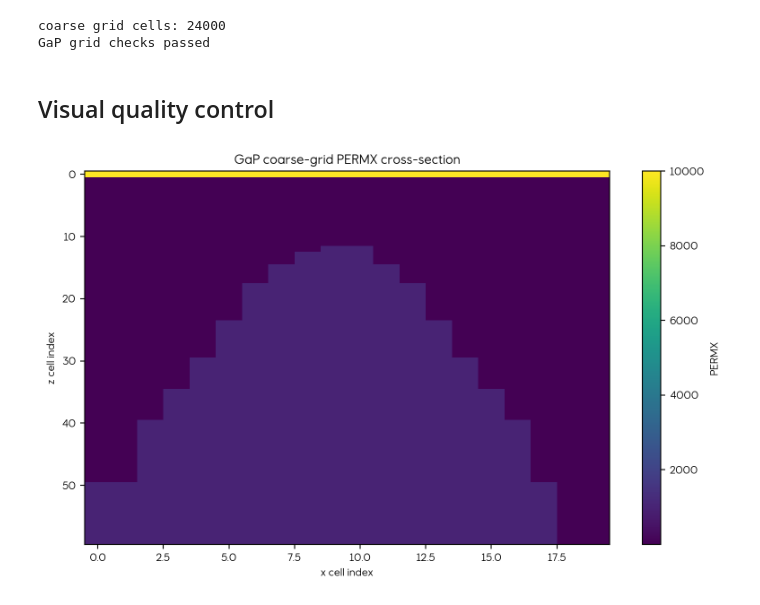
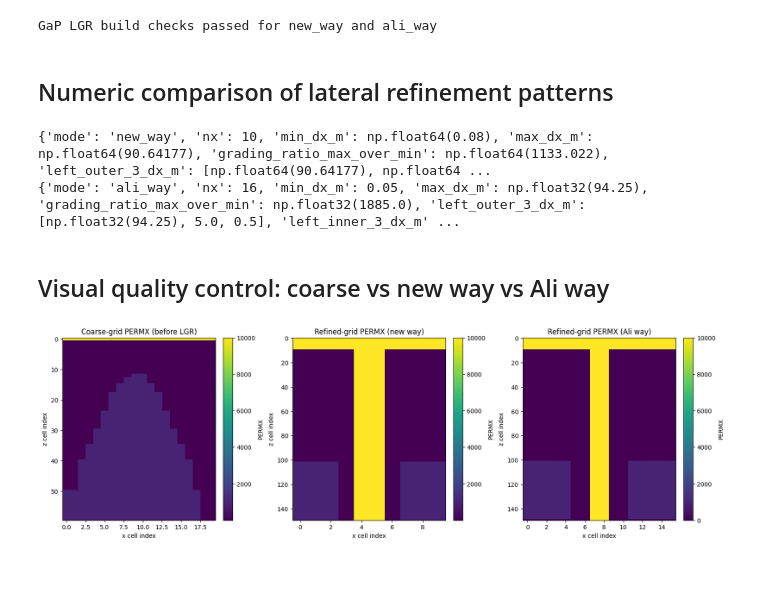
Before and after one commit to equinor/SCREEN, a Jupyter notebook: notebooks/02_gap_grid.ipynb, the cells around one changed output. Saved outputs shown, nothing was run; the diff lists cells and outputs as text; code cells hidden in the pictures; blank space fills up the shorter version.

Commit message:
docs(notebooks): make 02_gap_grid a full GaP LGR workflow with dual-mode comparison and blocky QC plots

```diff
--- a/notebooks/02_gap_grid.ipynb
+++ b/notebooks/02_gap_grid.ipynb
@@ -76,25 +125,58 @@ print({
 # %%
-coarse_cells = grid.grid_init[['i', 'j', 'k', 'DX', 'DY', 'DZ']]
-print('coarse grid cells:', len(coarse_cells))
-assert len(sizes_x) > 0 and len(sizes_y) > 0 and len(sizes_z) > 0
-assert len(coarse_cells) == grid.NX * grid.NY * grid.NZ
-print('GaP grid checks passed')
+for label, builder in builders.items():
+    mesh = builder.grid_refine.mesh_df
+    assert mesh['PERMX'].notna().all()
+    assert (mesh['PERMX'] >= 0).all()
+print('GaP LGR build checks passed for new_way and ali_way')
 # %% [output]
-coarse grid cells: 24000
-GaP grid checks passed
+GaP LGR build checks passed for new_way and ali_way
+# %% [markdown]
+## Numeric comparison of lateral refinement patterns
+# %%
+for label, builder in builders.items():
+    lgr_x = builder.lgr_info.LGR_sizes_x
+    left_half = lgr_x[: len(lgr_x) // 2]
+    min_dx = min(lgr_x)
+    max_dx = max(lgr_x)
+    print({
+        'mode': label,
+        'nx': len(lgr_x),
+        'min_dx_m': round(min_dx, 5),
+        'max_dx_m': round(max_dx, 5),
+        'grading_ratio_max_over_min': round(max_dx / min_dx, 3),
+        'left_outer_3_dx_m': [round(value, 5) for value in left_half[:3]],
+        'left_inner_3_dx_m': [round(value, 5) for value in left_half[-3:]],
+    })
+# %% [output]
+{'mode': 'new_way', 'nx': 10, 'min_dx_m': np.float64(0.08), 'max_dx_m': np.float64(90.64177), 'grading_ratio_max_over_min': np.float64(1133.022), 'left_outer_3_dx_m': [np.float64(90.64177), np.float64 ...
+{'mode': 'ali_way', 'nx': 16, 'min_dx_m': 0.05, 'max_dx_m': np.float32(94.25), 'grading_ratio_max_over_min': np.float32(1885.0), 'left_outer_3_dx_m': [np.float32(94.25), 5.0, 0.5], 'left_inner_3_dx_m' ...
 # %% [markdown]
-## Visual quality control
+## Visual quality control: coarse vs new way vs Ali way
 # %%
-import matplotlib.pyplot as plt
+coarse_permx = builders['new_way'].grid_coarse.extract_xz_slice('PERMX')
+new_way_permx = builders['new_way'].grid_refine.extract_xz_slice('PERMX')
+ali_way_permx = builders['ali_way'].grid_refine.extract_xz_slice('PERMX')
 
-permx = grid.extract_xz_slice('PERMX')
-fig, ax = plt.subplots(figsize=(8, 5))
-image = ax.imshow(permx, aspect='auto', origin='upper')
-ax.set_title('GaP coarse-grid PERMX cross-section')
-ax.set_xlabel('x cell index')
-ax.set_ylabel('z cell index')
-fig.colorbar(image, ax=ax, label='PERMX')
-fig.tight_layout()
+fig, axes = plt.subplots(1, 3, figsize=(16, 5), constrained_layout=True)
+
+coarse_img = axes[0].imshow(coarse_permx, aspect='auto', origin='upper', interpolation='nearest', resample=False)
+axes[0].set_title('Coarse-grid PERMX (before LGR)')
+axes[0].set_xlabel('x cell index')
+axes[0].set_ylabel('z cell index')
+fig.colorbar(coarse_img, ax=axes[0], label='PERMX')
+
+new_img = axes[1].imshow(new_way_permx, aspect='auto', origin='upper', interpolation='nearest', resample=False)
+axes[1].set_title('Refined-grid PERMX (new way)')
+axes[1].set_xlabel('x cell index')
+axes[1].set_ylabel('z cell index')
+fig.colorbar(new_img, ax=axes[1], label='PERMX')
+
+ali_img = axes[2].imshow(ali_way_permx, aspect='auto', origin='upper', interpolation='nearest', resample=False)
+axes[2].set_title('Refined-grid PERMX (Ali way)')
+axes[2].set_xlabel('x cell index')
+axes[2].set_ylabel('z cell index')
+fig.colorbar(ali_img, ax=axes[2], label='PERMX')
+
 plt.show()
 # %% [output]
-[figure, old version]
+[figure, new version]
```
Also changed, not shown: parts of 7 cells of this notebook.
